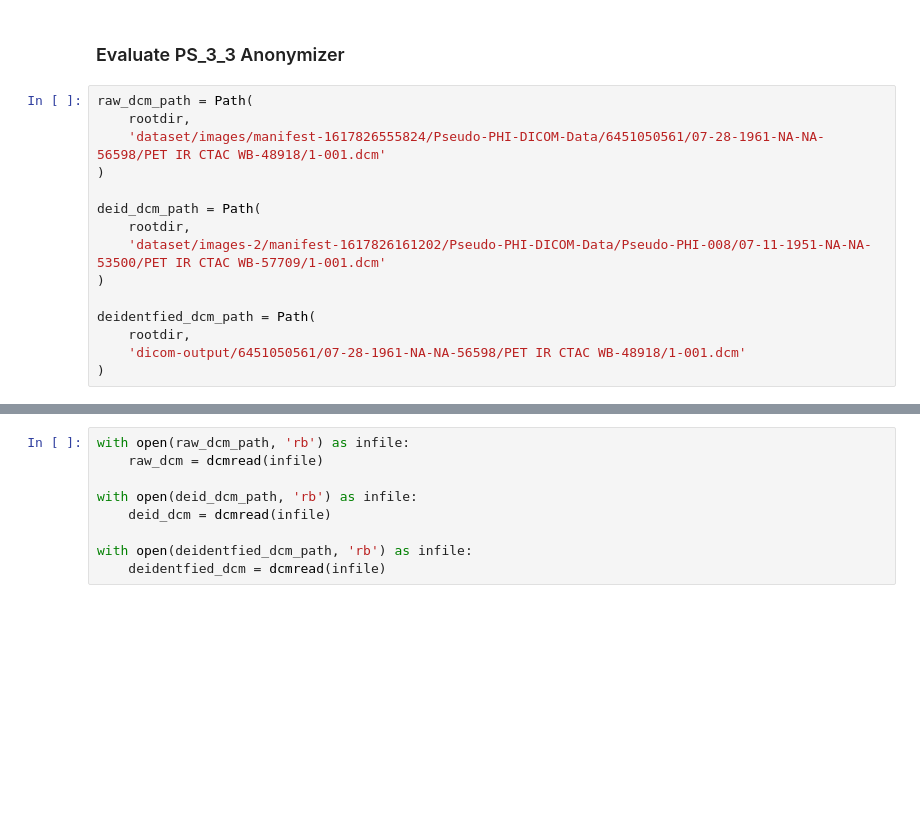
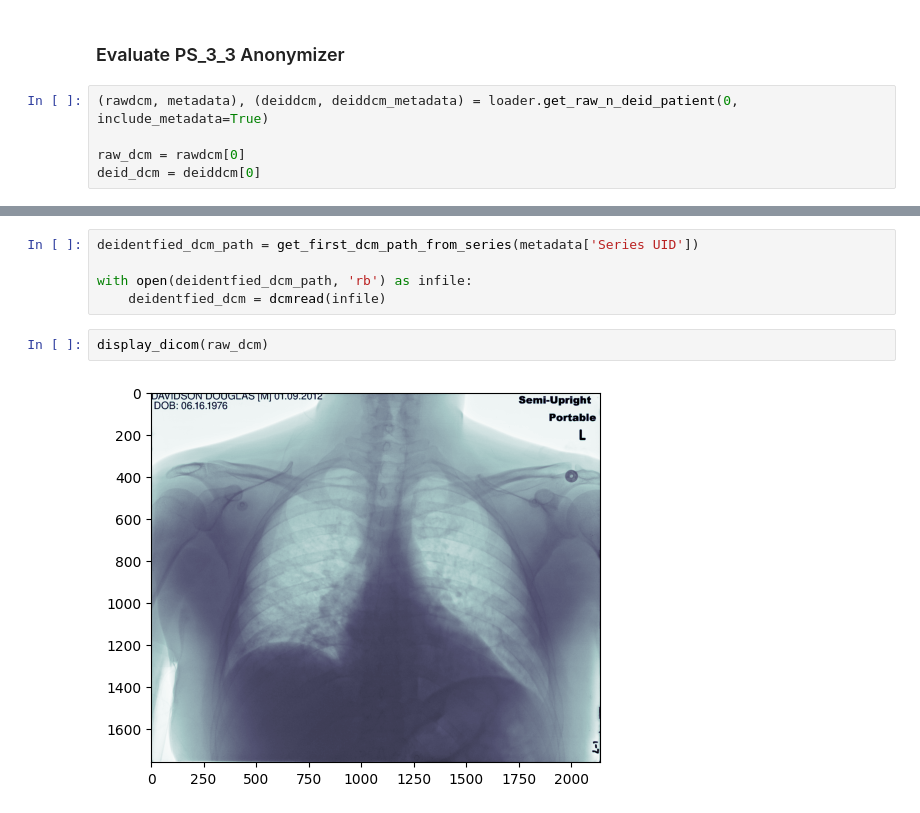
Before and after one commit to MIC-DKFZ/miccai2024_midi-b-submission, a Jupyter notebook: notebooks/evaluation.ipynb, the cells around one changed output, grey strips where cells are left out. Saved outputs shown, nothing was run; the diff lists cells and outputs as text; blank space fills up the shorter version.

```diff
--- a/notebooks/evaluation.ipynb
+++ b/notebooks/evaluation.ipynb
@@ -133,17 +135,7 @@ valus_df[valus_df['Changed']]
 # %% [markdown]
 ### Evaluate PS_3_3 Anonymizer
 # %%
-raw_dcm_path = Path(
-    rootdir,
-    'dataset/images/manifest-1617826555824/Pseudo-PHI-DICOM-Data/6451050561/07-28-1961-NA-NA-56598/PET IR CTAC WB-48918/1-001.dcm'
-)
+(rawdcm, metadata), (deiddcm, deiddcm_metadata) = loader.get_raw_n_deid_patient(0, include_metadata=True)
 
-deid_dcm_path = Path(
-    rootdir,
-    'dataset/images-2/manifest-1617826161202/Pseudo-PHI-DICOM-Data/Pseudo-PHI-008/07-11-1951-NA-NA-53500/PET IR CTAC WB-57709/1-001.dcm'
-)
-
-deidentfied_dcm_path = Path(
-    rootdir,
-    'dicom-output/6451050561/07-28-1961-NA-NA-56598/PET IR CTAC WB-48918/1-001.dcm'
-)
+raw_dcm = rawdcm[0]
+deid_dcm = deiddcm[0]
@@ -150,9 +172,9 @@ deidentfied_dcm_path = Path(
 # %%
-with open(raw_dcm_path, 'rb') as infile:
-    raw_dcm = dcmread(infile)
-
-with open(deid_dcm_path, 'rb') as infile:
-    deid_dcm = dcmread(infile)
+deidentfied_dcm_path = get_first_dcm_path_from_series(metadata['Series UID'])
 
 with open(deidentfied_dcm_path, 'rb') as infile:
     deidentfied_dcm = dcmread(infile)
+# %%
+display_dicom(raw_dcm)
+# %% [output]
+[figure, added]
```
Also changed, not shown: parts of 13 cells of this notebook, 6 other files.
